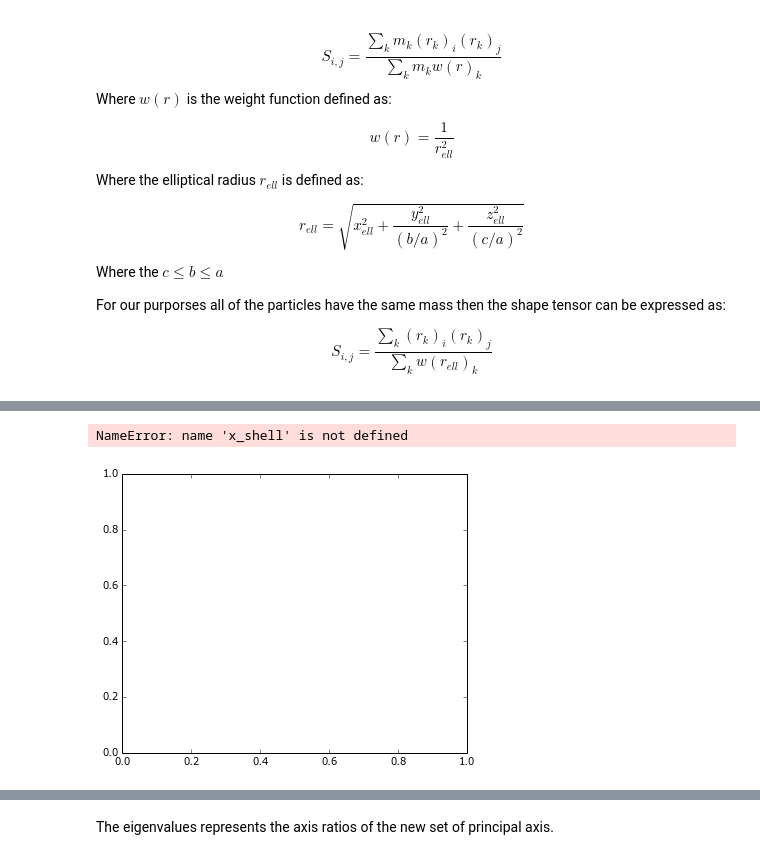
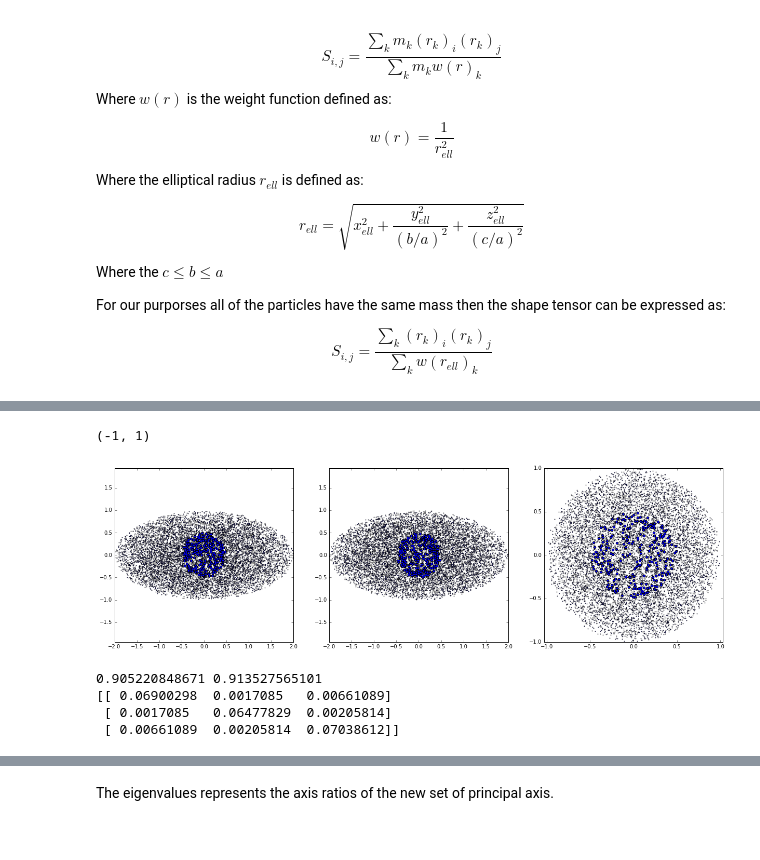
Before and after one commit to jngaravitoc/shapes, a Jupyter notebook: Shapes.ipynb, the cells around one changed output, grey strips where cells are left out. Drawn from its saved outputs; the diff is of its cells as text; code cells hidden in the pictures.

```diff
--- a/Shapes.ipynb
+++ b/Shapes.ipynb
@@ -153,20 +141,41 @@ ylim(-1.5, 1.5)
-# %%
-figure(figsize=(21, 5))
-subplot(1, 3, 1)
-scatter(x_shell, y_shell, s=1)
-xlabel('x')
-ylabel('y')
-axis('equal')
-subplot(1, 3, 2)
-scatter(x_shell, z_shell, s=1)
-xlabel('x')
-ylabel('z')
-axis('equal')
-subplot(1, 3, 3)
-scatter(y_shell, z_shell, s=1)
-xlabel('y')
-ylabel('z')
-axis('equal')
-# %% [output]
-NameError: name 'x_shell' is not defined
-[figure, removed]
+# %%
+x_ell, y_ell, z_ell = shells(x_sph, y_sph, z_sph, 0.1, 0.5, 1.0, 1.0)
+figure(figsize=(21, 6))
+subplot(1, 3, 1)
+scatter(x_sph, y_sph, s=1, alpha=0.7)
+scatter(x_ell, y_ell)
+axis('equal')
+xlim(-2, 2)
+ylim(-1.5, 1.5)
+
+subplot(1, 3, 2)
+scatter(x_sph, z_sph, s=1, alpha=0.7)
+scatter(x_ell, z_ell)
+axis('equal')
+xlim(-2, 2)
+ylim(-1, 1)
+
+
+subplot(1, 3, 3)
+scatter(y_sph, z_sph, s=1, alpha=0.7)
+scatter(y_ell, z_ell)
+axis('equal')
+xlim(-1, 1)
+ylim(-1, 1)
+# %% [output]
+(-1, 1)
+[figure, added]
+# %%
+S_test = shape_tensor(x_ell, y_ell, z_ell)
+rot, s, q = axis_ratios(S_test)
+print s, q
+print S_test
+
+#x_ell, y_ell, z_ell = shells(x_sph, y_sph, z_sph, 0.1, 2.0, q, s)
+rot_x, rot_y, rot_z = rotation(x_ell, y_ell, z_ell, rot)
+x_ell2, y_ell2, z_ell2 = shells(x_sph, y_sph, z_sph, 0.1, 0.5, q, s)
+# %% [output]
+0.905220848671 0.913527565101
+[[ 0.06900298  0.0017085   0.00661089]
+ [ 0.0017085   0.06477829  0.00205814]
+ [ 0.00661089  0.00205814  0.07038612]]
```
Also changed, not shown: parts of 10 cells of this notebook.
